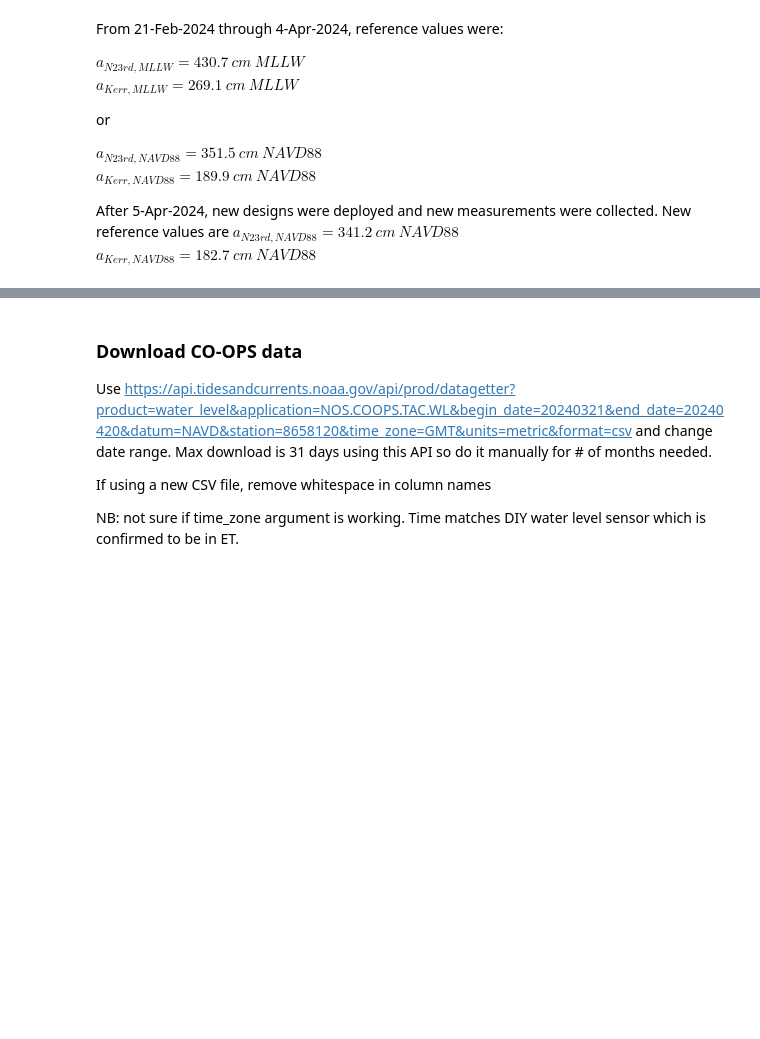
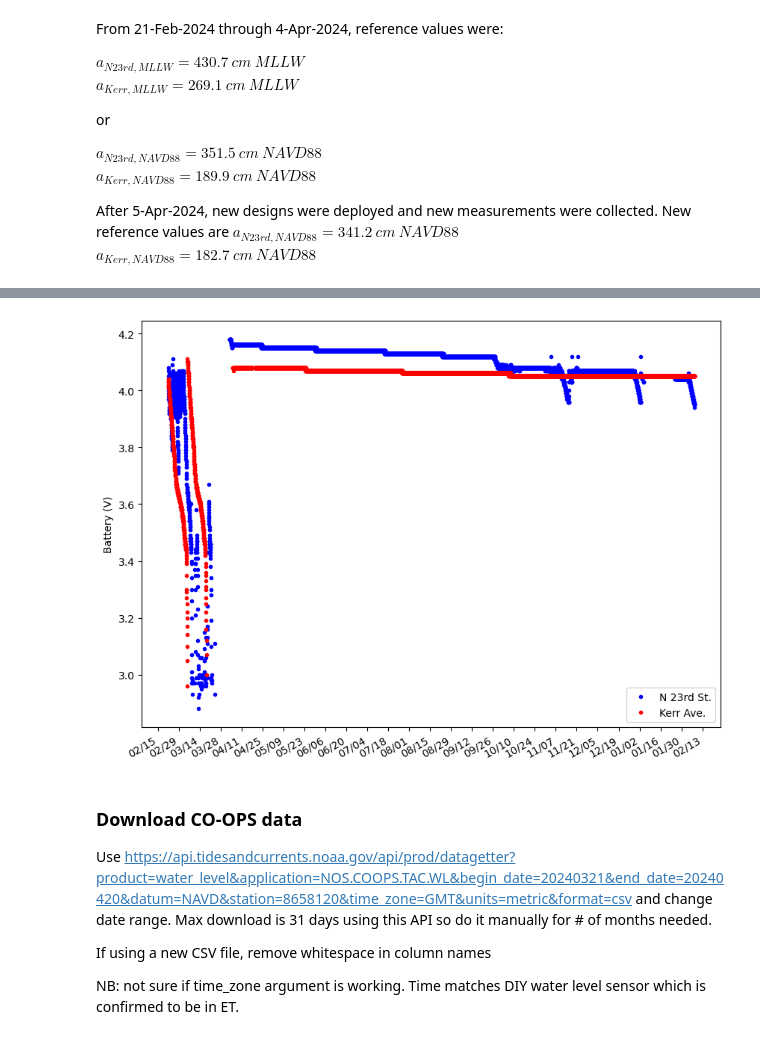
Before and after one commit to COAST-Lab/Open-Water-Level, a Jupyter notebook: Data Analysis/open_water_level_analysis_20240508.ipynb, the cells around one changed output, grey strips where cells are left out. Saved outputs shown, nothing was run; the diff lists cells and outputs as text; code cells hidden in the pictures; blank space fills up the shorter version.

```diff
--- a/Data Analysis/open_water_level_analysis_20240508.ipynb
+++ b/Data Analysis/open_water_level_analysis_20240508.ipynb
@@ -123,19 +160,21 @@ fig.autofmt_xdate()
 # %%
-plt.style.use('dark_background')
+# plt.style.use('dark_background')
 fig, axs = plt.subplots(figsize = (10, 8))
 axs.plot(df_n23['Time (ET)'], df_n23['Battery (V)'], 'b.', label = 'N 23rd St.')
 axs.plot(df_kerr['Time (ET)'], df_kerr['Battery (V)'], 'r.', label = 'Kerr Ave.')
 
 axs.set_ylabel('Battery (V)')
 axs.legend()
 
 # xtick dates are poorly spaced
 axs.xaxis.set_major_locator(ticker.MultipleLocator(14))
 
 date_form = DateFormatter("%m/%d")
 axs.xaxis.set_major_formatter(date_form)
 
 fig.autofmt_xdate()
+# %% [output]
+[figure, added]
 # %% [markdown]
 ### Download CO-OPS data
 Use
```
Also changed, not shown: parts of 15 cells of this notebook, 1 other file.
